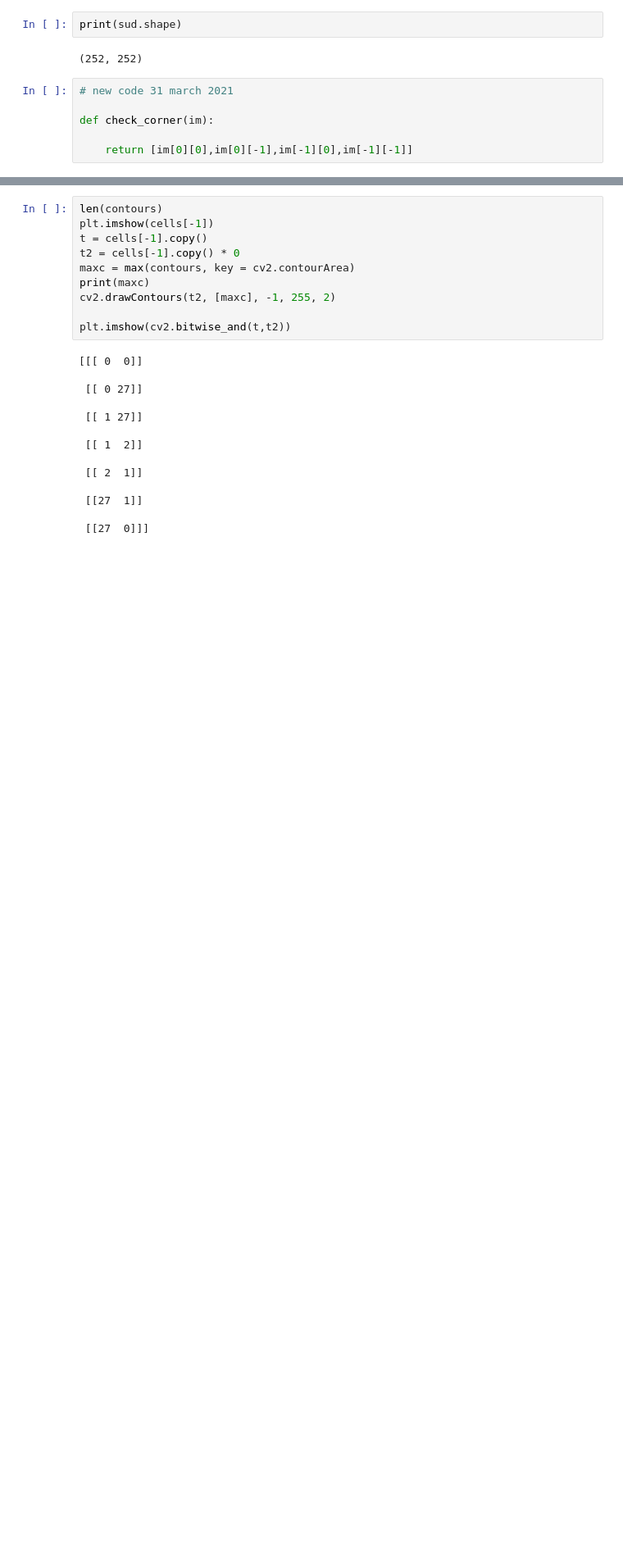
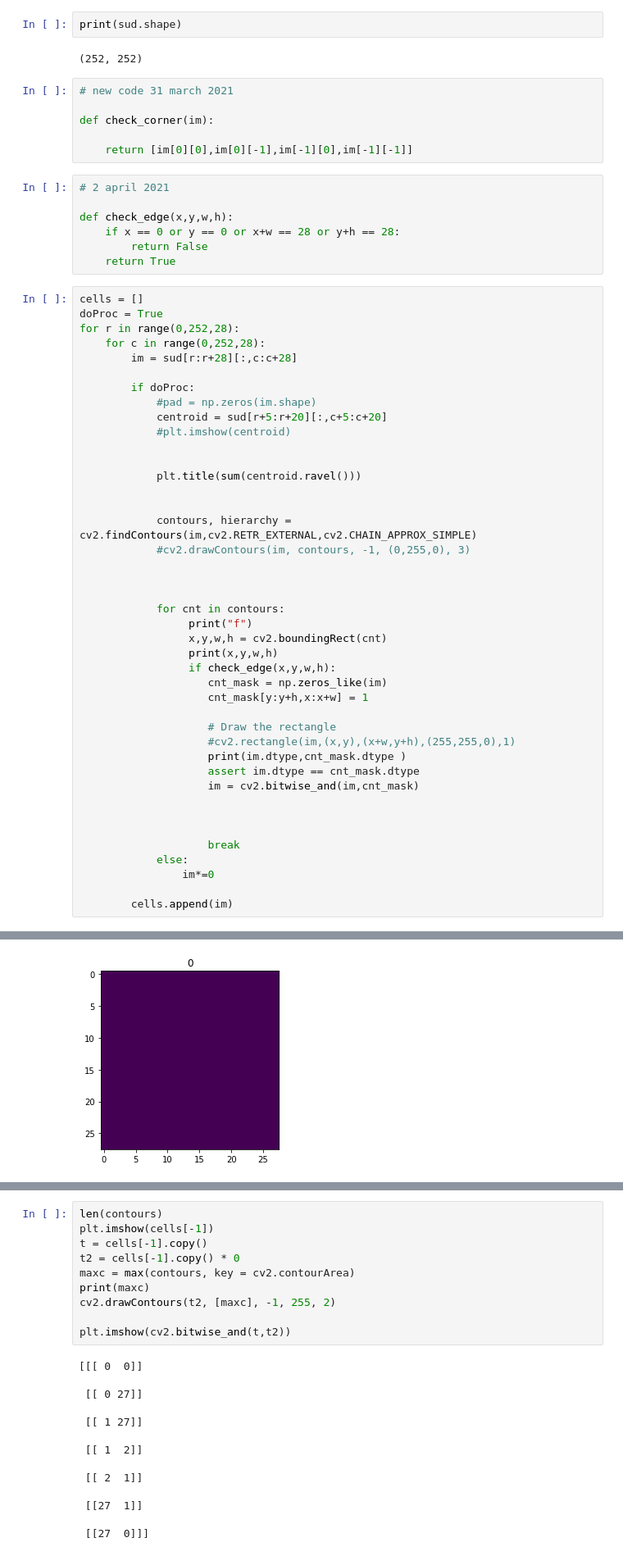
Before and after one commit to kaydee0502/SudokuSazy, a Jupyter notebook: sudoku_neat.ipynb, the cells around one changed output, grey strips where cells are left out. Shown at 82% size. Cells and saved outputs as stored; diff of their text form; blank space fills up the shorter version.

```diff
--- a/sudoku_neat.ipynb
+++ b/sudoku_neat.ipynb
@@ -39,3 +39,53 @@ print(sud.shape)
 def check_corner(im):
 
     return [im[0][0],im[0][-1],im[-1][0],im[-1][-1]]
+# %%
+# 2 april 2021
+
+def check_edge(x,y,w,h):
+    if x == 0 or y == 0 or x+w == 28 or y+h == 28:
+        return False
+    return True
+# %%
+cells = []
+doProc = True
+for r in range(0,252,28):
+    for c in range(0,252,28):
+        im = sud[r:r+28][:,c:c+28]
+
+        if doProc:
+            #pad = np.zeros(im.shape)
+            centroid = sud[r+5:r+20][:,c+5:c+20]
+            #plt.imshow(centroid)
+
+
+            plt.title(sum(centroid.ravel()))
+
+
+            contours, hierarchy = cv2.findContours(im,cv2.RETR_EXTERNAL,cv2.CHAIN_APPROX_SIMPLE)
+            #cv2.drawContours(im, contours, -1, (0,255,0), 3)
+
+
+
+            for cnt in contours:
+                 print("f")
+                 x,y,w,h = cv2.boundingRect(cnt)
+                 print(x,y,w,h)
+                 if check_edge(x,y,w,h):
+                    cnt_mask = np.zeros_like(im)
+                    cnt_mask[y:y+h,x:x+w] = 1
+
+                    # Draw the rectangle
+                    #cv2.rectangle(im,(x,y),(x+w,y+h),(255,255,0),1)
+                    print(im.dtype,cnt_mask.dtype )
+                    assert im.dtype == cnt_mask.dtype
+                    im = cv2.bitwise_and(im,cnt_mask)
+
+
+
+                    break
+            else:
+                im*=0
+
+        cells.append(im)
+# %% [output]
@@ -41,0 +98 @@ def check_corner(im):
+[figure, added]
```
Also changed, not shown: parts of 3 cells of this notebook, 1 other file.
